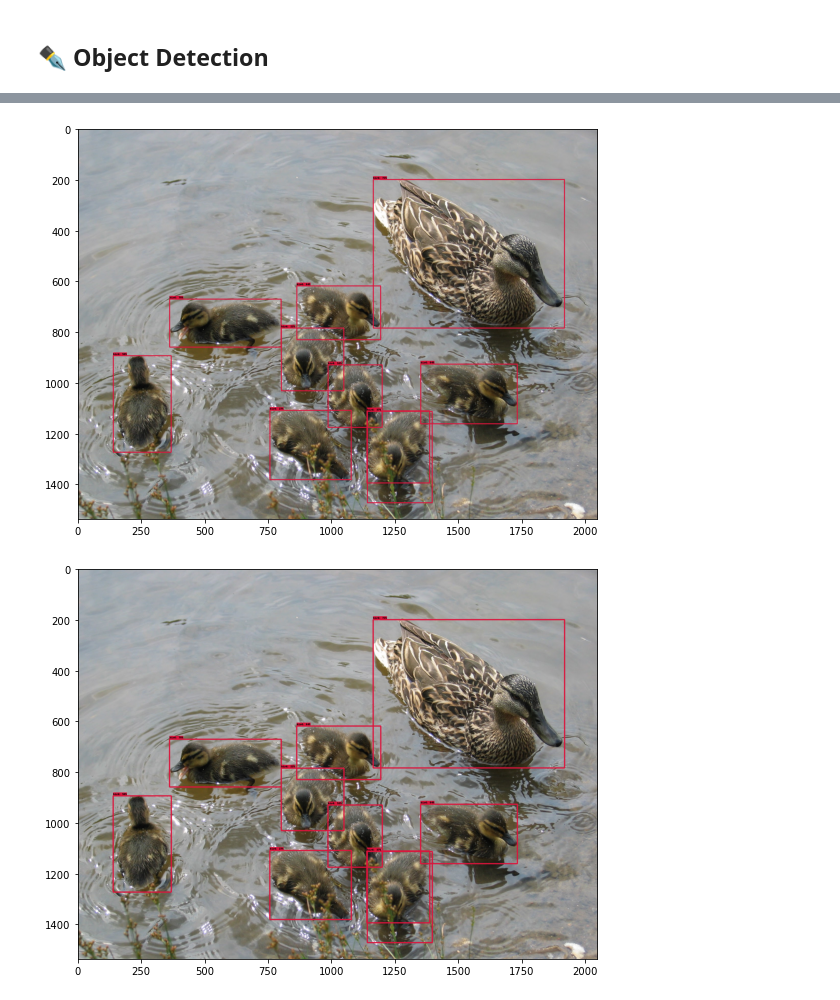
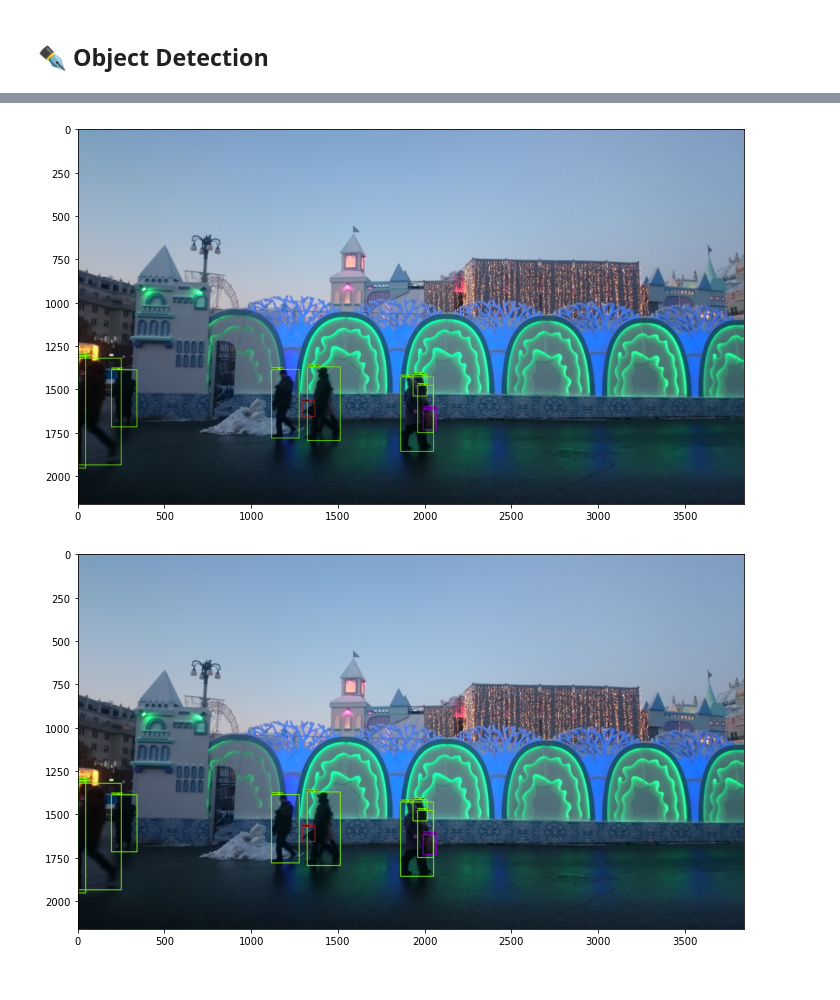
Before and after one commit to OlgaBelitskaya/kaggle_image_experiments, a Jupyter notebook: tfhub-object-detection.ipynb, the cells around one changed output, grey strips where cells are left out. Drawn from its saved outputs; the diff is of its cells as text; code cells hidden in the pictures.

```diff
--- a/tfhub-object-detection.ipynb
+++ b/tfhub-object-detection.ipynb
@@ -40,5 +56,5 @@ category_index=label_map_util\
 # %%
-ALL_MODELS={
+all_models={
 'CenterNet HourGlass104 512x512':
     'https://tfhub.dev/tensorflow/centernet/hourglass_512x512/1',
 'CenterNet HourGlass104 Keypoints 512x512':
@@ -135,18 +150,18 @@ model loaded!
 ## ✒️ Images
 # %%
 def load_image_into_numpy_array(path):
-    image=None
-    if(path.startswith('http')):
+    img=None
+    if (path.startswith('http')):
         response=urlopen(path)
-        image_data=response.read()
-        image_data=BytesIO(image_data)
-        image=Image.open(image_data)
+        img_data=response.read()
+        img_data=BytesIO(img_data)
+        img=Image.open(img_data)
     else:
-        image_data=tf.io.gfile.GFile(path,'rb').read()
-        image=Image.open(BytesIO(image_data))
-    (im_width,im_height)=image.size
-    return np.array(image.getdata()).reshape(
-        (1,im_height,im_width,3)).astype(np.uint8)
+        img_data=tf.io.gfile.GFile(path,'rb').read()
+        img=Image.open(BytesIO(img_data))
+    (img_width,img_height)=img.size
+    return np.array(img.getdata()).reshape(
+        (1,img_height,img_width,3)).astype(np.uint8)
 %matplotlib inline
 # %%
 COCO17_HUMAN_POSE_KEYPOINTS=\
@@ -157,13 +172,16 @@ COCO17_HUMAN_POSE_KEYPOINTS=\
 file_path='https://olgabelitskaya.gitlab.io/images/'
 images_dict={
     'squirrel':file_path+'01_024.png',
-    'night lights':file_path+'01_026.png',
+    'urban lights':file_path+'01_026.png',
     'ducks':file_path+'01_027.png',
     'science lesson':file_path+'01_028.png',
-    'insects':file_path+'01_029.png'
+    'butterflies':file_path+'01_030.png',
+    'insects':file_path+'01_031.png',
+    'illuminations':file_path+'01_033.png',
+    'dusk':file_path+'01_035.png'
 }
 # %%
-selected_img='ducks'
+selected_img='dusk'
 flip_image_horizontally=False
 convert_image_to_grayscale=False
 rotate_image_90=0
@@ -211,37 +229,40 @@ viz_utils.visualize_boxes_and_labels_on_image_array(
       keypoints=keypoints,
       keypoint_scores=keypoint_scores,
       keypoint_edges=COCO17_HUMAN_POSE_KEYPOINTS)
-pl.figure(figsize=(8,12))
+pl.figure(figsize=(10,14))
 pl.imshow(img_np_detections[0])
 pl.tight_layout(); pl.show()
 # %% [output]
-[figure, old version]
+[figure, new version]
 # %%
 img_np_mask=img_np.copy()
 if 'detection_masks' in result:
-    detection_masks=tf.convert_to_tensor(result['detection_masks'][0])
-    detection_boxes=tf.convert_to_tensor(result['detection_boxes'][0])
+    detection_masks=tf.convert_to_tensor(
+        result['detection_masks'][0])
+    detection_boxes=tf.convert_to_tensor(
+        result['detection_boxes'][0])
     detection_masks_reframed=\
     utils_ops.reframe_box_masks_to_image_masks(
         detection_masks, detection_boxes,
         img_np.shape[1],img_np.shape[2])
     detection_masks_reframed=\
     tf.cast(detection_masks_reframed>.5,tf.uint8)
     result['detection_masks_reframed']=detection_masks_reframed.numpy()
 viz_utils.visualize_boxes_and_labels_on_image_array(
       img_np_mask[0],
       result['detection_boxes'][0],
-      (result['detection_classes'][0]+label_id_offset).astype(int),
+      (result['detection_classes'][0]+\
+       label_id_offset).astype(int),
       result['detection_scores'][0],
       category_index,
       use_normalized_coordinates=True,
       max_boxes_to_draw=100,
       min_score_thresh=.2,
       agnostic_mode=False,
       instance_masks=result.get('detection_masks_reframed',None),
       line_thickness=5)
-pl.figure(figsize=(8,12))
+pl.figure(figsize=(10,14))
 pl.imshow(img_np_mask[0])
 pl.tight_layout(); pl.show()
 # %% [output]
-[figure, old version]
+[figure, new version]
```
Also changed, not shown: parts of 7 cells of this notebook, 1 other file.
